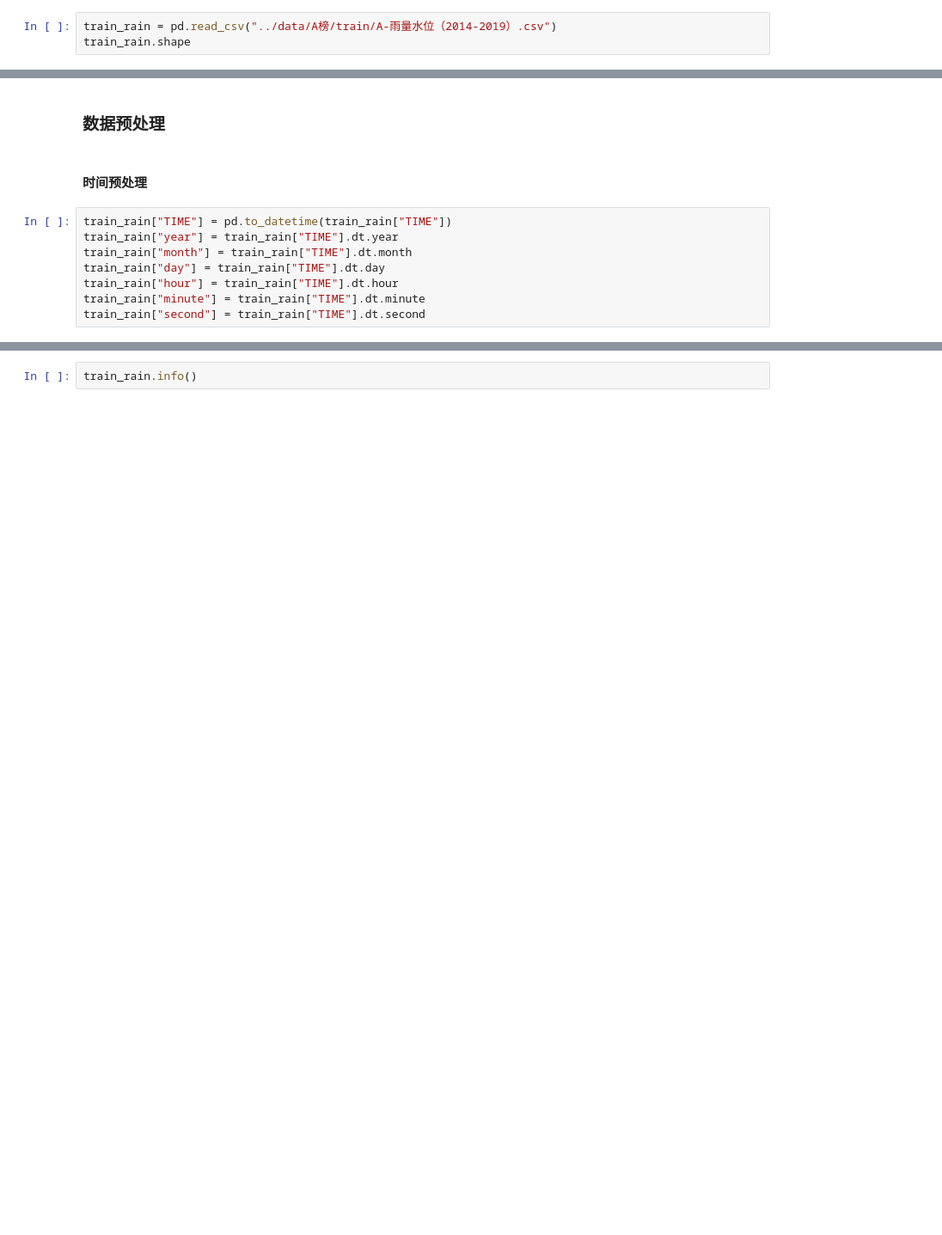
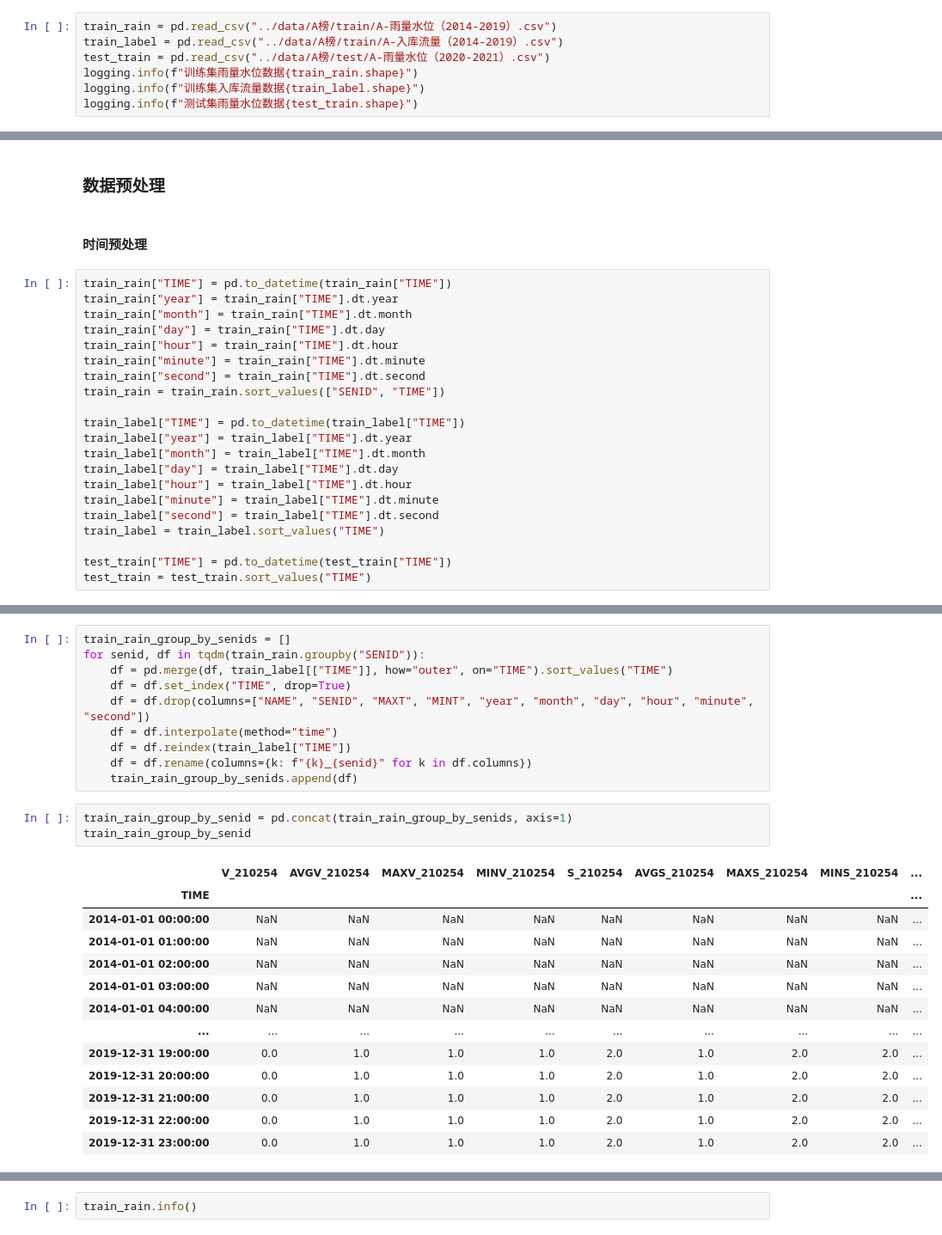
Before and after one commit to ZongXR/DCIC2025-RiverWaterPrediction, a Jupyter notebook: notebooks/main-A.ipynb, the cells around one changed output, grey strips where cells are left out. Shown: that part at 86% size. Saved outputs shown, nothing was run; the diff lists cells and outputs as text; blank space fills up the shorter version.

```diff
--- a/notebooks/main-A.ipynb
+++ b/notebooks/main-A.ipynb
@@ -7,5 +24,9 @@ import pandas as pd
 <h3>读取数据</h3>
 # %%
 train_rain = pd.read_csv("../data/A榜/train/A-雨量水位（2014-2019）.csv")
-train_rain.shape
+train_label = pd.read_csv("../data/A榜/train/A-入库流量（2014-2019）.csv")
+test_train = pd.read_csv("../data/A榜/test/A-雨量水位（2020-2021）.csv")
+logging.info(f"训练集雨量水位数据{train_rain.shape}")
+logging.info(f"训练集入库流量数据{train_label.shape}")
+logging.info(f"测试集雨量水位数据{test_train.shape}")
 # %% [output]
@@ -22,3 +44,16 @@ train_rain["day"] = train_rain["TIME"].dt.day
 train_rain["hour"] = train_rain["TIME"].dt.hour
 train_rain["minute"] = train_rain["TIME"].dt.minute
 train_rain["second"] = train_rain["TIME"].dt.second
+train_rain = train_rain.sort_values(["SENID", "TIME"])
+
+train_label["TIME"] = pd.to_datetime(train_label["TIME"])
+train_label["year"] = train_label["TIME"].dt.year
+train_label["month"] = train_label["TIME"].dt.month
+train_label["day"] = train_label["TIME"].dt.day
+train_label["hour"] = train_label["TIME"].dt.hour
+train_label["minute"] = train_label["TIME"].dt.minute
+train_label["second"] = train_label["TIME"].dt.second
+train_label = train_label.sort_values("TIME")
+
+test_train["TIME"] = pd.to_datetime(test_train["TIME"])
+test_train = test_train.sort_values("TIME")
@@ -24,0 +70,27 @@ train_rain["second"] = train_rain["TIME"].dt.second
+# %%
+train_rain_group_by_senids = []
+for senid, df in tqdm(train_rain.groupby("SENID")):
+    df = pd.merge(df, train_label[["TIME"]], how="outer", on="TIME").sort_values("TIME")
+    df = df.set_index("TIME", drop=True)
+    df = df.drop(columns=["NAME", "SENID", "MAXT", "MINT", "year", "month", "day", "hour", "minute", "second"])
+    df = df.interpolate(method="time")
+    df = df.reindex(train_label["TIME"])
+    df = df.rename(columns={k: f"{k}_{senid}" for k in df.columns})
+    train_rain_group_by_senids.append(df)
+# %%
+train_rain_group_by_senid = pd.concat(train_rain_group_by_senids, axis=1)
+train_rain_group_by_senid
+# %% [output]
+|  | V_210254 | AVGV_210254 | MAXV_210254 | MINV_210254 | S_210254 | AVGS_210254 | MAXS_210254 | MINS_210254 | ... |
+| TIME |  |  |  |  |  |  |  |  | ... |
+| 2014-01-01 00:00:00 | NaN | NaN | NaN | NaN | NaN | NaN | NaN | NaN | ... |
+| 2014-01-01 01:00:00 | NaN | NaN | NaN | NaN | NaN | NaN | NaN | NaN | ... |
+| 2014-01-01 02:00:00 | NaN | NaN | NaN | NaN | NaN | NaN | NaN | NaN | ... |
+| 2014-01-01 03:00:00 | NaN | NaN | NaN | NaN | NaN | NaN | NaN | NaN | ... |
+| 2014-01-01 04:00:00 | NaN | NaN | NaN | NaN | NaN | NaN | NaN | NaN | ... |
+| ... | ... | ... | ... | ... | ... | ... | ... | ... | ... |
+| 2019-12-31 19:00:00 | 0.0 | 1.0 | 1.0 | 1.0 | 2.0 | 1.0 | 2.0 | 2.0 | ... |
+| 2019-12-31 20:00:00 | 0.0 | 1.0 | 1.0 | 1.0 | 2.0 | 1.0 | 2.0 | 2.0 | ... |
+| 2019-12-31 21:00:00 | 0.0 | 1.0 | 1.0 | 1.0 | 2.0 | 1.0 | 2.0 | 2.0 | ... |
+| 2019-12-31 22:00:00 | 0.0 | 1.0 | 1.0 | 1.0 | 2.0 | 1.0 | 2.0 | 2.0 | ... |
+| 2019-12-31 23:00:00 | 0.0 | 1.0 | 1.0 | 1.0 | 2.0 | 1.0 | 2.0 | 2.0 | ... |
```
Also changed, not shown: parts of 21 cells of this notebook, 11 other files.
